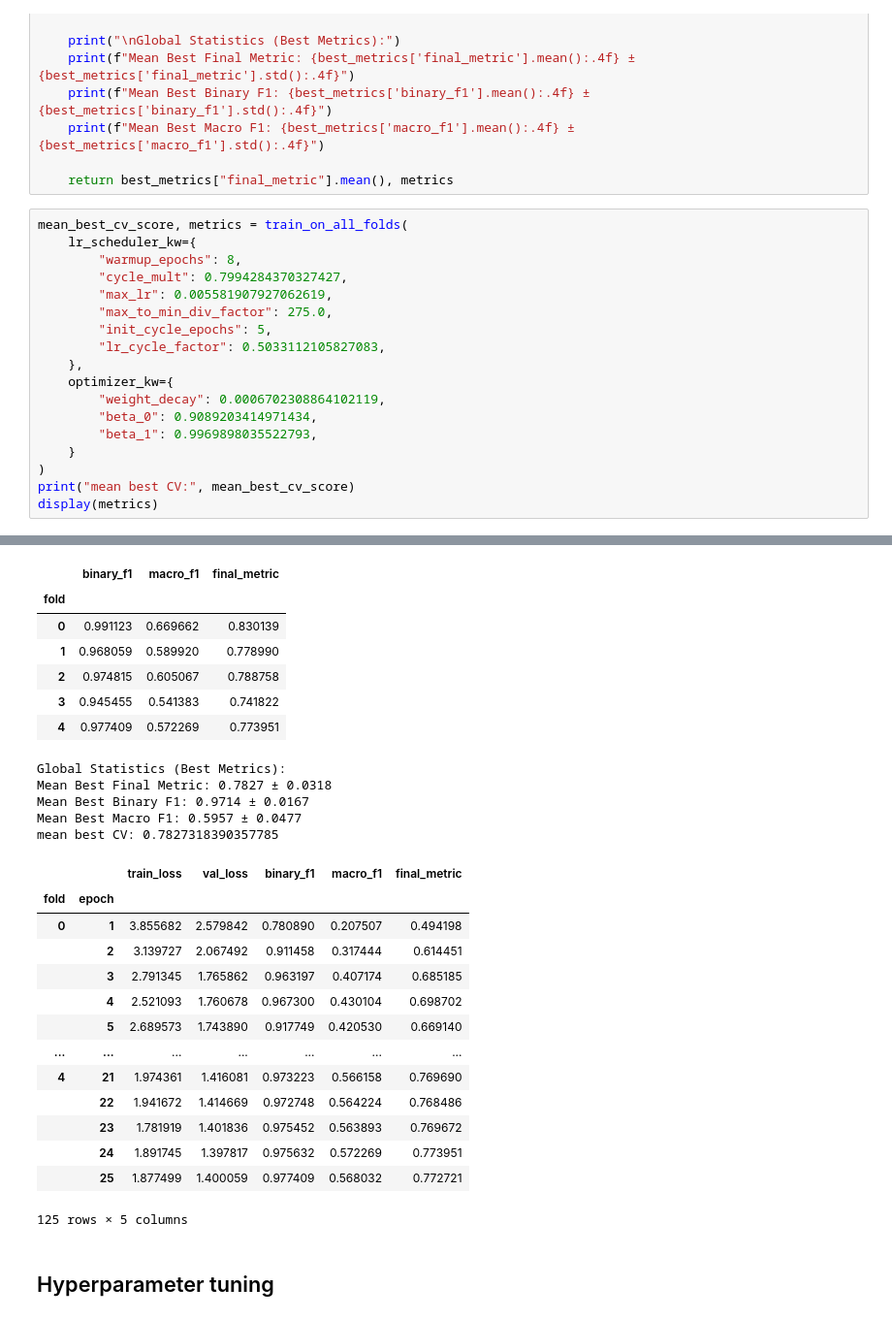
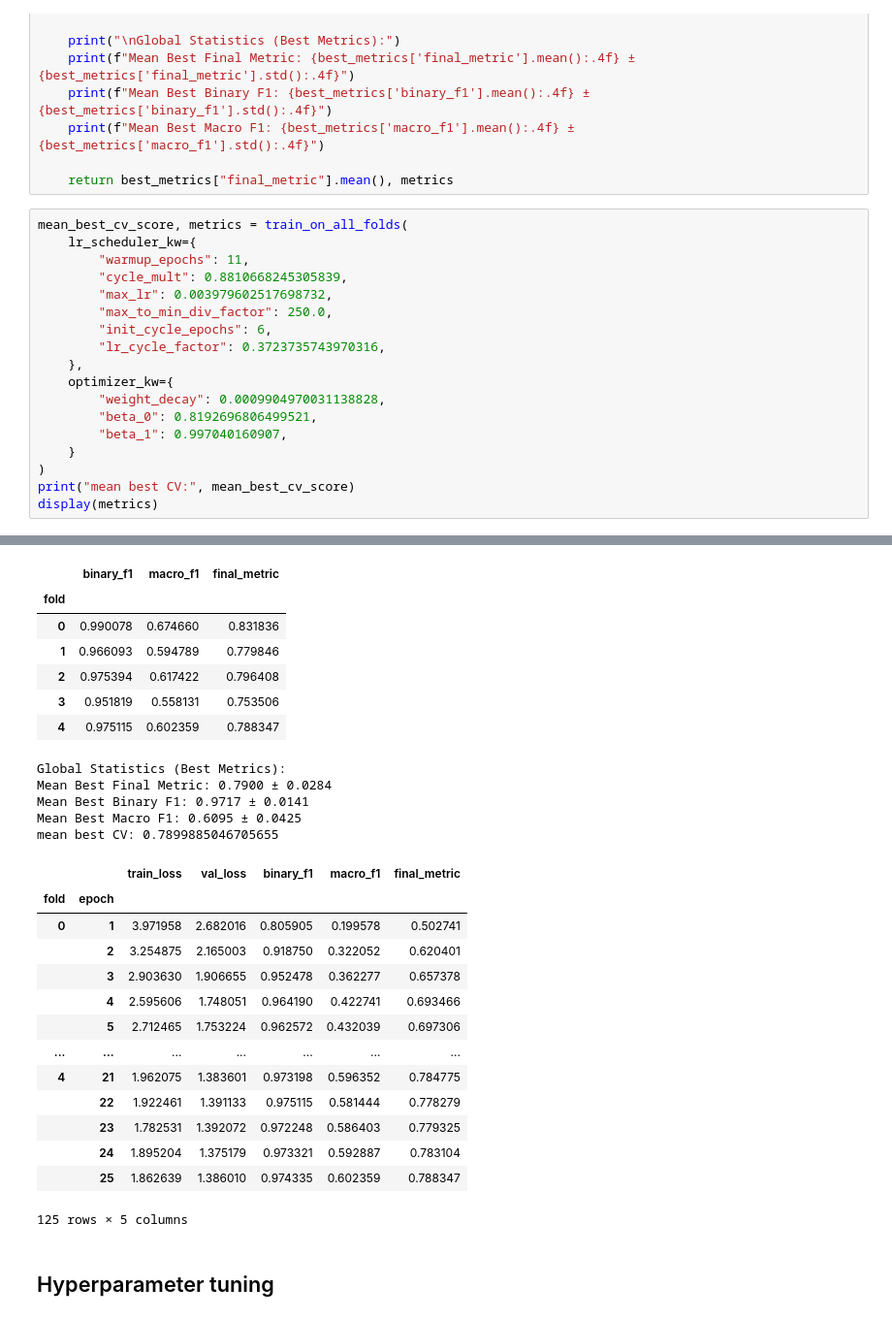
Before and after one commit to MauroAbidalCarrer/CMI-2025-competition, a Jupyter notebook: notebooks/train_and_infer.ipynb, the cells around one changed output, grey strips where cells are left out. Shown at 97% size. Saved outputs shown, nothing was run; the diff lists cells and outputs as text.

Commit message:
Feat: Commented hyper parameter tuning and set the hyper parameters of single training fold to the last best training during last hyperparameter training.

```diff
--- a/notebooks/train_and_infer.ipynb
+++ b/notebooks/train_and_infer.ipynb
@@ -1113,17 +1113,17 @@ def train_on_all_folds(lr_scheduler_kw:dict, optimizer_kw:dict) -> tuple[float,
 # %%
 mean_best_cv_score, metrics = train_on_all_folds(
     lr_scheduler_kw={
-        "warmup_epochs": 8,
-        "cycle_mult": 0.7994284370327427,
-        "max_lr": 0.005581907927062619,
-        "max_to_min_div_factor": 275.0,
-        "init_cycle_epochs": 5,
-        "lr_cycle_factor": 0.5033112105827083,
+        "warmup_epochs": 11,
+        "cycle_mult": 0.8810668245305839,
+        "max_lr": 0.003979602517698732,
+        "max_to_min_div_factor": 250.0,
+        "init_cycle_epochs": 6,
+        "lr_cycle_factor": 0.3723735743970316,
     },
     optimizer_kw={
-        "weight_decay": 0.0006702308864102119,
-        "beta_0": 0.9089203414971434,
-        "beta_1": 0.9969898035522793,
+        "weight_decay": 0.0009904970031138828,
+        "beta_0": 0.8192696806499521,
+        "beta_1": 0.997040160907,
     }
 )
 print("mean best CV:", mean_best_cv_score)
@@ -1145,32 +1145,32 @@ Epoch 04: Binary F1 = 0.9673, Macro F1 = 0.4301, Final Metric = 0.6987
 Cross-Validation Results
 ==================================================
 
 Best Fold-wise Metrics:
 |  | binary_f1 | macro_f1 | final_metric |
 | fold |  |  |  |
-| 0 | 0.991123 | 0.669662 | 0.830139 |
-| 1 | 0.968059 | 0.589920 | 0.778990 |
-| 2 | 0.974815 | 0.605067 | 0.788758 |
-| 3 | 0.945455 | 0.541383 | 0.741822 |
-| 4 | 0.977409 | 0.572269 | 0.773951 |
+| 0 | 0.990078 | 0.674660 | 0.831836 |
+| 1 | 0.966093 | 0.594789 | 0.779846 |
+| 2 | 0.975394 | 0.617422 | 0.796408 |
+| 3 | 0.951819 | 0.558131 | 0.753506 |
+| 4 | 0.975115 | 0.602359 | 0.788347 |
 Global Statistics (Best Metrics):
-Mean Best Final Metric: 0.7827 ± 0.0318
-Mean Best Binary F1: 0.9714 ± 0.0167
-Mean Best Macro F1: 0.5957 ± 0.0477
-mean best CV: 0.7827318390357785
+Mean Best Final Metric: 0.7900 ± 0.0284
+Mean Best Binary F1: 0.9717 ± 0.0141
+Mean Best Macro F1: 0.6095 ± 0.0425
+mean best CV: 0.7899885046705655
 |  |  | train_loss | val_loss | binary_f1 | macro_f1 | final_metric |
 | fold | epoch |  |  |  |  |  |
-| 0 | 1 | 3.855682 | 2.579842 | 0.780890 | 0.207507 | 0.494198 |
-|  | 2 | 3.139727 | 2.067492 | 0.911458 | 0.317444 | 0.614451 |
-|  | 3 | 2.791345 | 1.765862 | 0.963197 | 0.407174 | 0.685185 |
-|  | 4 | 2.521093 | 1.760678 | 0.967300 | 0.430104 | 0.698702 |
-|  | 5 | 2.689573 | 1.743890 | 0.917749 | 0.420530 | 0.669140 |
+| 0 | 1 | 3.971958 | 2.682016 | 0.805905 | 0.199578 | 0.502741 |
+|  | 2 | 3.254875 | 2.165003 | 0.918750 | 0.322052 | 0.620401 |
+|  | 3 | 2.903630 | 1.906655 | 0.952478 | 0.362277 | 0.657378 |
+|  | 4 | 2.595606 | 1.748051 | 0.964190 | 0.422741 | 0.693466 |
+|  | 5 | 2.712465 | 1.753224 | 0.962572 | 0.432039 | 0.697306 |
 | ... | ... | ... | ... | ... | ... | ... |
-| 4 | 21 | 1.974361 | 1.416081 | 0.973223 | 0.566158 | 0.769690 |
-|  | 22 | 1.941672 | 1.414669 | 0.972748 | 0.564224 | 0.768486 |
-|  | 23 | 1.781919 | 1.401836 | 0.975452 | 0.563893 | 0.769672 |
-|  | 24 | 1.891745 | 1.397817 | 0.975632 | 0.572269 | 0.773951 |
-|  | 25 | 1.877499 | 1.400059 | 0.977409 | 0.568032 | 0.772721 |
+| 4 | 21 | 1.962075 | 1.383601 | 0.973198 | 0.596352 | 0.784775 |
+|  | 22 | 1.922461 | 1.391133 | 0.975115 | 0.581444 | 0.778279 |
+|  | 23 | 1.782531 | 1.392072 | 0.972248 | 0.586403 | 0.779325 |
+|  | 24 | 1.895204 | 1.375179 | 0.973321 | 0.592887 | 0.783104 |
+|  | 25 | 1.862639 | 1.386010 | 0.974335 | 0.602359 | 0.788347 |
 125 rows × 5 columns
 # %% [markdown]
 ## Hyperparameter tuning
```
Also changed, not shown: parts of 4 cells of this notebook.
